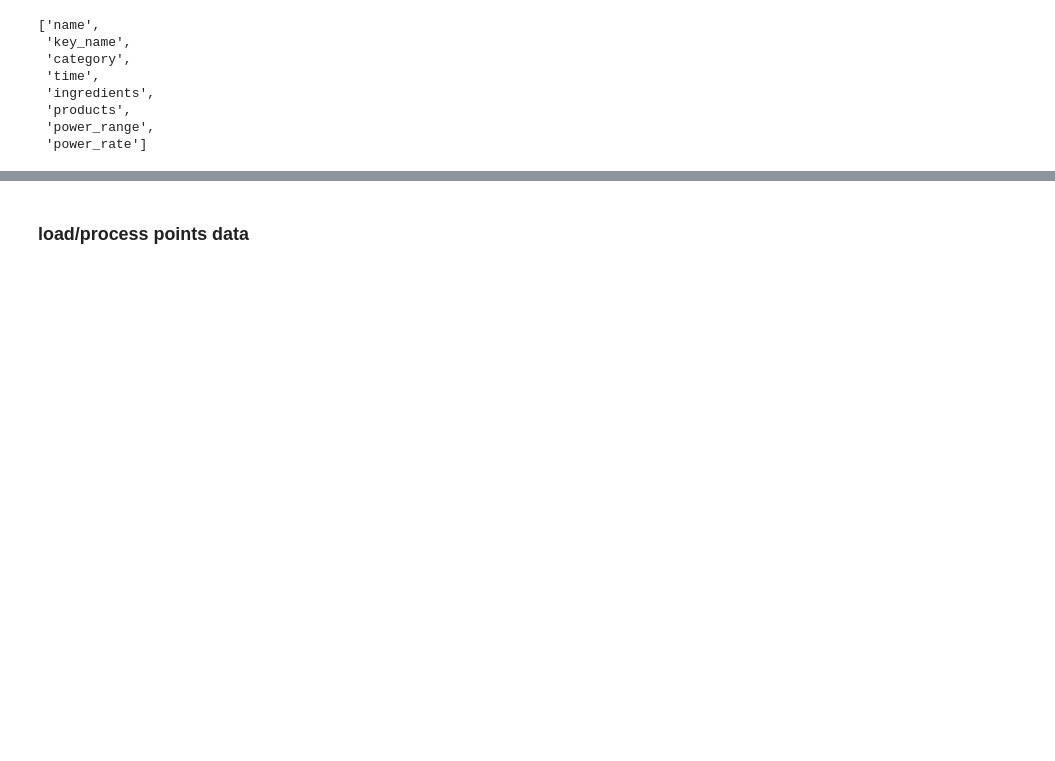
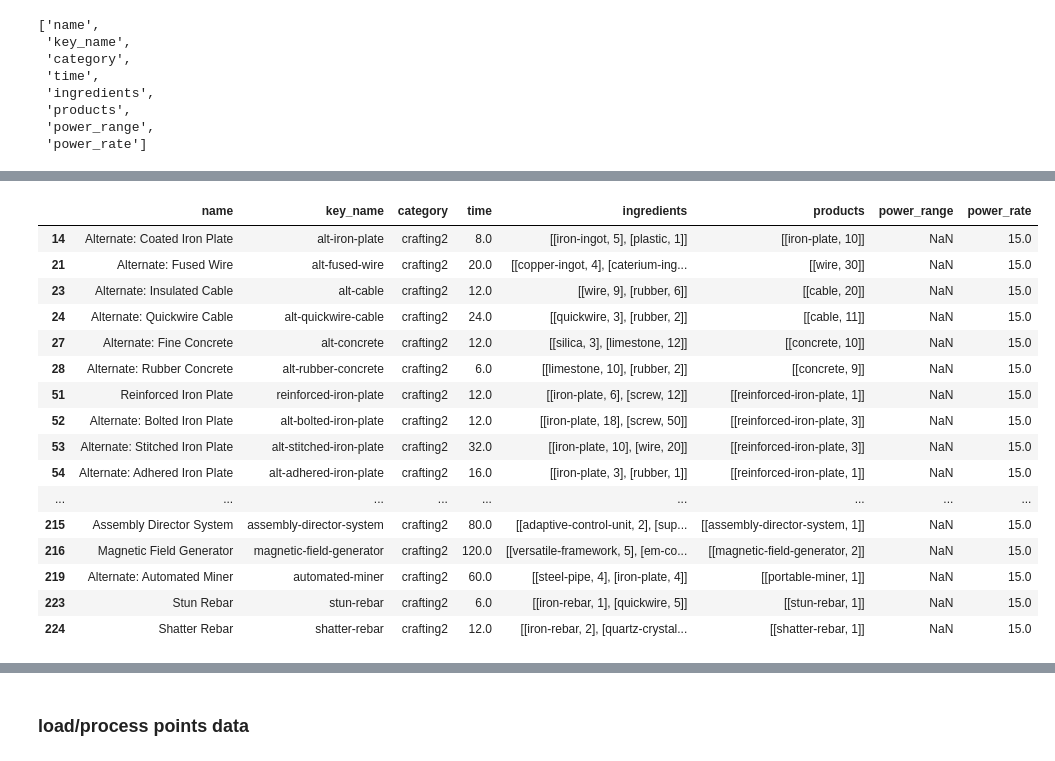
Before and after one commit to sims-s/satisfactory-lp, a Jupyter notebook: ActuallyGood.ipynb, the cells around one changed output, grey strips where cells are left out. Drawn from its saved outputs; the diff is of its cells as text; code cells hidden in the pictures; blank space fills up the shorter version.

```diff
--- a/ActuallyGood.ipynb
+++ b/ActuallyGood.ipynb
@@ -68,0 +131,2 @@ recipe_df = pd.concat([recipe_df, base_recipes])
+# %%
+recipe_df = pd.concat([recipe_df, power_recipes], axis=0)
@@ -68,0 +151,16 @@ recipe_df = pd.concat([recipe_df, base_recipes])
+# %%
+slooped_recipes = recipe_df.copy()
+# %%
+nonsloopable = ['base', 'power', 'packaging', 'nuke-reacting']
+sloop_costs = {
+    'crafting1' : 1,
+    'crafting2' : 2,
+    'crafting3' : 4,
+    'refining' : 2,
+    'converting' : 2,
+    'blending' : 4,
+    'accelerating' : 4,
+    'smelting1' : 1,
+    'smelting2' : 2,
+    'encoding' : 4,
+}
@@ -68,0 +186,22 @@ recipe_df = pd.concat([recipe_df, base_recipes])
+# %%
+slooped_recipes = slooped_recipes[~slooped_recipes['category'].isin(nonsloopable)]
+# %%
+slooped_recipes[slooped_recipes['category'] == 'crafting2']
+# %% [output]
+|  | name | key_name | category | time | ingredients | products | power_range | power_rate |
+| 14 | Alternate: Coated Iron Plate | alt-iron-plate | crafting2 | 8.0 | [[iron-ingot, 5], [plastic, 1]] | [[iron-plate, 10]] | NaN | 15.0 |
+| 21 | Alternate: Fused Wire | alt-fused-wire | crafting2 | 20.0 | [[copper-ingot, 4], [caterium-ing... | [[wire, 30]] | NaN | 15.0 |
+| 23 | Alternate: Insulated Cable | alt-cable | crafting2 | 12.0 | [[wire, 9], [rubber, 6]] | [[cable, 20]] | NaN | 15.0 |
+| 24 | Alternate: Quickwire Cable | alt-quickwire-cable | crafting2 | 24.0 | [[quickwire, 3], [rubber, 2]] | [[cable, 11]] | NaN | 15.0 |
+| 27 | Alternate: Fine Concrete | alt-concrete | crafting2 | 12.0 | [[silica, 3], [limestone, 12]] | [[concrete, 10]] | NaN | 15.0 |
+| 28 | Alternate: Rubber Concrete | alt-rubber-concrete | crafting2 | 6.0 | [[limestone, 10], [rubber, 2]] | [[concrete, 9]] | NaN | 15.0 |
+| 51 | Reinforced Iron Plate | reinforced-iron-plate | crafting2 | 12.0 | [[iron-plate, 6], [screw, 12]] | [[reinforced-iron-plate, 1]] | NaN | 15.0 |
+| 52 | Alternate: Bolted Iron Plate | alt-bolted-iron-plate | crafting2 | 12.0 | [[iron-plate, 18], [screw, 50]] | [[reinforced-iron-plate, 3]] | NaN | 15.0 |
+| 53 | Alternate: Stitched Iron Plate | alt-stitched-iron-plate | crafting2 | 32.0 | [[iron-plate, 10], [wire, 20]] | [[reinforced-iron-plate, 3]] | NaN | 15.0 |
+| 54 | Alternate: Adhered Iron Plate | alt-adhered-iron-plate | crafting2 | 16.0 | [[iron-plate, 3], [rubber, 1]] | [[reinforced-iron-plate, 1]] | NaN | 15.0 |
+| ... | ... | ... | ... | ... | ... | ... | ... | ... |
+| 215 | Assembly Director System | assembly-director-system | crafting2 | 80.0 | [[adaptive-control-unit, 2], [sup... | [[assembly-director-system, 1]] | NaN | 15.0 |
+| 216 | Magnetic Field Generator | magnetic-field-generator | crafting2 | 120.0 | [[versatile-framework, 5], [em-co... | [[magnetic-field-generator, 2]] | NaN | 15.0 |
+| 219 | Alternate: Automated Miner | automated-miner | crafting2 | 60.0 | [[steel-pipe, 4], [iron-plate, 4]] | [[portable-miner, 1]] | NaN | 15.0 |
+| 223 | Stun Rebar | stun-rebar | crafting2 | 6.0 | [[iron-rebar, 1], [quickwire, 5]] | [[stun-rebar, 1]] | NaN | 15.0 |
+| 224 | Shatter Rebar | shatter-rebar | crafting2 | 12.0 | [[iron-rebar, 2], [quartz-crystal... | [[shatter-rebar, 1]] | NaN | 15.0 |
```
Also changed, not shown: parts of 65 cells of this notebook, 1 other file.
